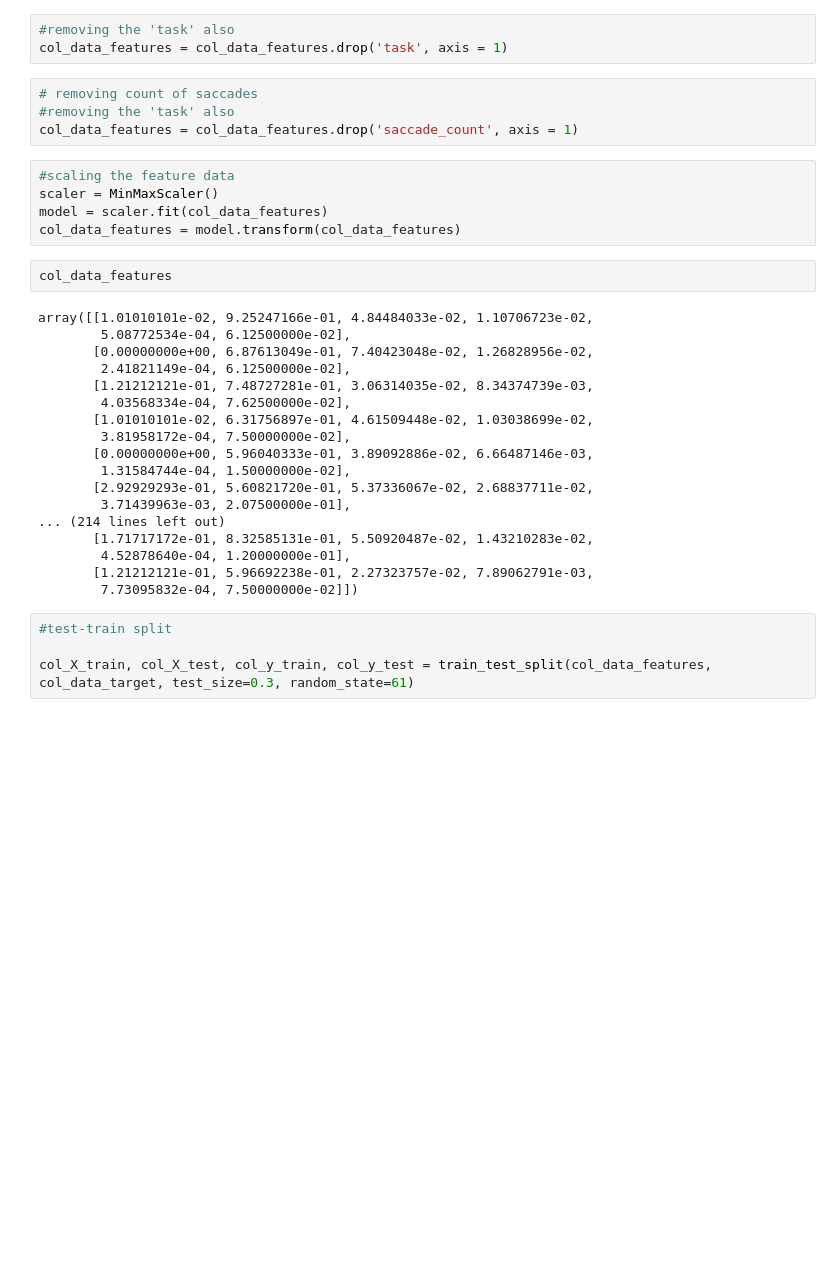
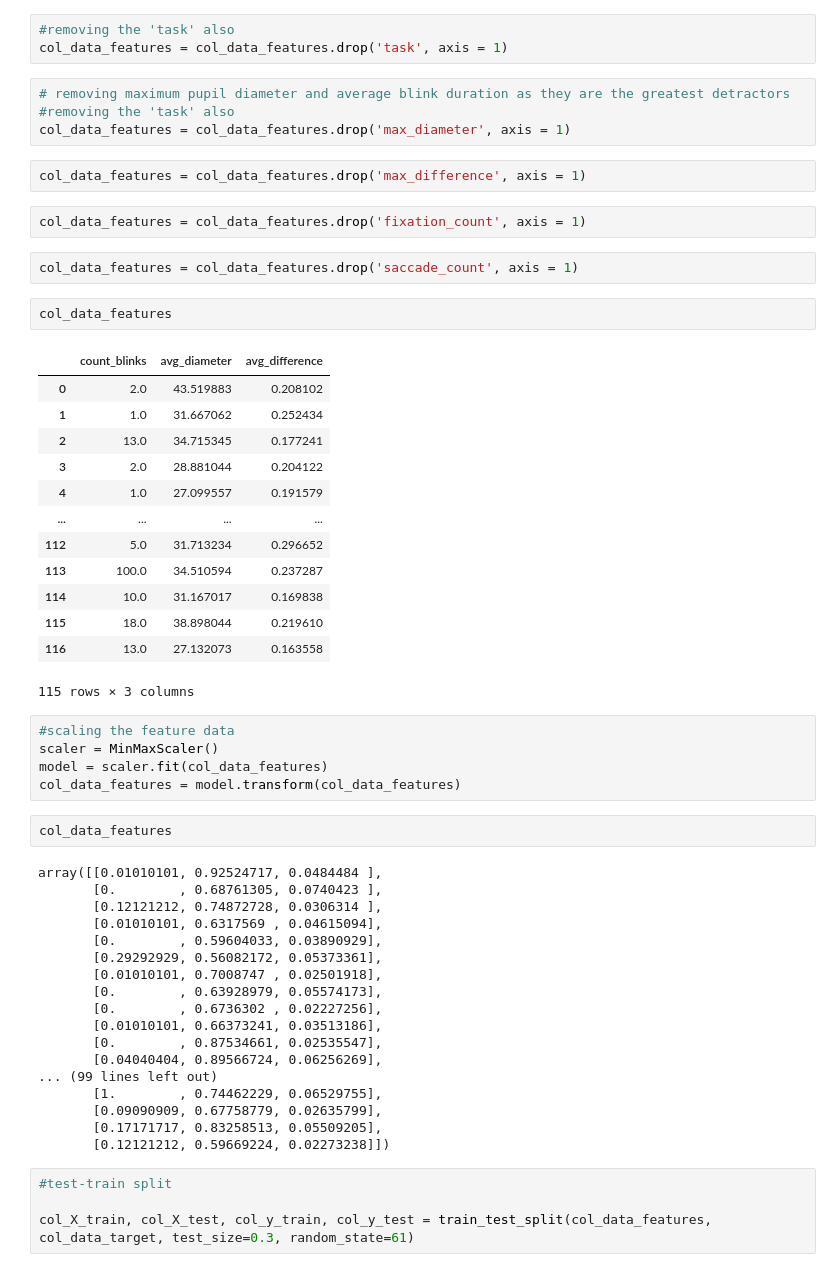
Before and after one commit to AndrewHallam1/SIT724, a Jupyter notebook: code/SIT724v3.ipynb, the cells around one changed output. Cells and saved outputs as stored; diff of their text form; blank space fills up the shorter version.

```diff
--- a/code/SIT724v3.ipynb
+++ b/code/SIT724v3.ipynb
@@ -2640,9 +2597,31 @@ col_data_features = col_data_features.drop('file', axis = 1)
 #removing the 'task' also
 col_data_features = col_data_features.drop('task', axis = 1)
 # %%
-# removing count of saccades
+# removing maximum pupil diameter and average blink duration as they are the greatest detractors
 #removing the 'task' also
-col_data_features = col_data_features.drop('saccade_count', axis = 1)
+col_data_features = col_data_features.drop('max_diameter', axis = 1)
+# %%
+col_data_features = col_data_features.drop('max_difference', axis = 1)
+# %%
+col_data_features = col_data_features.drop('fixation_count', axis = 1)
+# %%
+col_data_features = col_data_features.drop('saccade_count', axis = 1)
+# %%
+col_data_features
+# %% [output]
+|  | count_blinks | avg_diameter | avg_difference |
+| 0 | 2.0 | 43.519883 | 0.208102 |
+| 1 | 1.0 | 31.667062 | 0.252434 |
+| 2 | 13.0 | 34.715345 | 0.177241 |
+| 3 | 2.0 | 28.881044 | 0.204122 |
+| 4 | 1.0 | 27.099557 | 0.191579 |
+| ... | ... | ... | ... |
+| 112 | 5.0 | 31.713234 | 0.296652 |
+| 113 | 100.0 | 34.510594 | 0.237287 |
+| 114 | 10.0 | 31.167017 | 0.169838 |
+| 115 | 18.0 | 38.898044 | 0.219610 |
+| 116 | 13.0 | 27.132073 | 0.163558 |
+115 rows × 3 columns
 # %%
 #scaling the feature data
 scaler = MinMaxScaler()
@@ -2651,23 +2630,23 @@ col_data_features = model.transform(col_data_features)
 # %%
 col_data_features
 # %% [output]
-array([[1.01010101e-02, 9.25247166e-01, 4.84484033e-02, 1.10706723e-02,
-        5.08772534e-04, 6.12500000e-02],
-       [0.00000000e+00, 6.87613049e-01, 7.40423048e-02, 1.26828956e-02,
-        2.41821149e-04, 6.12500000e-02],
-       [1.21212121e-01, 7.48727281e-01, 3.06314035e-02, 8.34374739e-03,
-        4.03568334e-04, 7.62500000e-02],
-       [1.01010101e-02, 6.31756897e-01, 4.61509448e-02, 1.03038699e-02,
-        3.81958172e-04, 7.50000000e-02],
-       [0.00000000e+00, 5.96040333e-01, 3.89092886e-02, 6.66487146e-03,
-        1.31584744e-04, 1.50000000e-02],
-       [2.92929293e-01, 5.60821720e-01, 5.37336067e-02, 2.68837711e-02,
-        3.71439963e-03, 2.07500000e-01],
-... (214 lines left out)
-       [1.71717172e-01, 8.32585131e-01, 5.50920487e-02, 1.43210283e-02,
-        4.52878640e-04, 1.20000000e-01],
-       [1.21212121e-01, 5.96692238e-01, 2.27323757e-02, 7.89062791e-03,
-        7.73095832e-04, 7.50000000e-02]])
+array([[0.01010101, 0.92524717, 0.0484484 ],
+       [0.        , 0.68761305, 0.0740423 ],
+       [0.12121212, 0.74872728, 0.0306314 ],
+       [0.01010101, 0.6317569 , 0.04615094],
+       [0.        , 0.59604033, 0.03890929],
+       [0.29292929, 0.56082172, 0.05373361],
+       [0.01010101, 0.7008747 , 0.02501918],
+       [0.        , 0.63928979, 0.05574173],
+       [0.        , 0.6736302 , 0.02227256],
+       [0.01010101, 0.66373241, 0.03513186],
+       [0.        , 0.87534661, 0.02535547],
+       [0.04040404, 0.89566724, 0.06256269],
+... (99 lines left out)
+       [1.        , 0.74462229, 0.06529755],
+       [0.09090909, 0.67758779, 0.02635799],
+       [0.17171717, 0.83258513, 0.05509205],
+       [0.12121212, 0.59669224, 0.02273238]])
 # %%
 #test-train split
 
```
Also changed, not shown: parts of 109 cells of this notebook.
